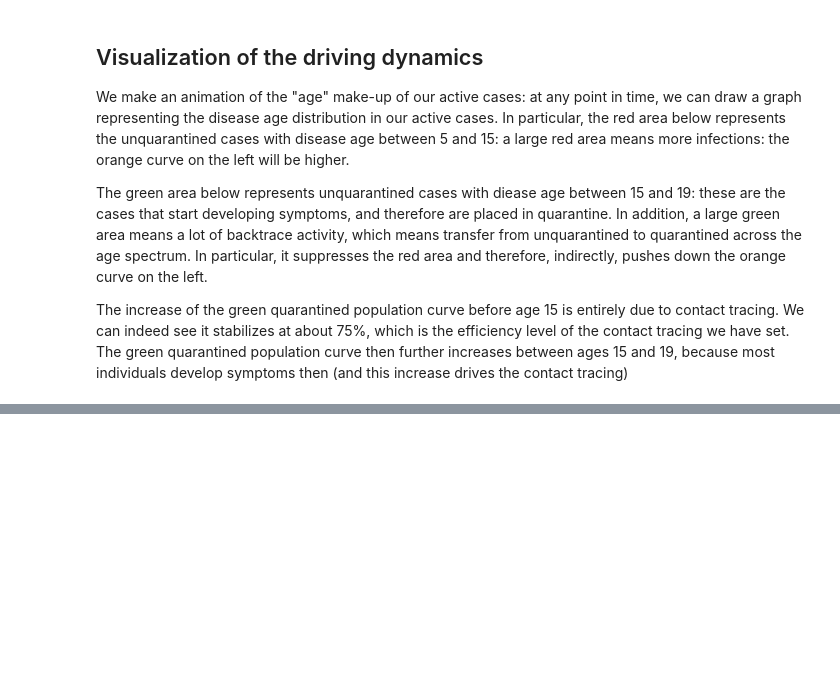
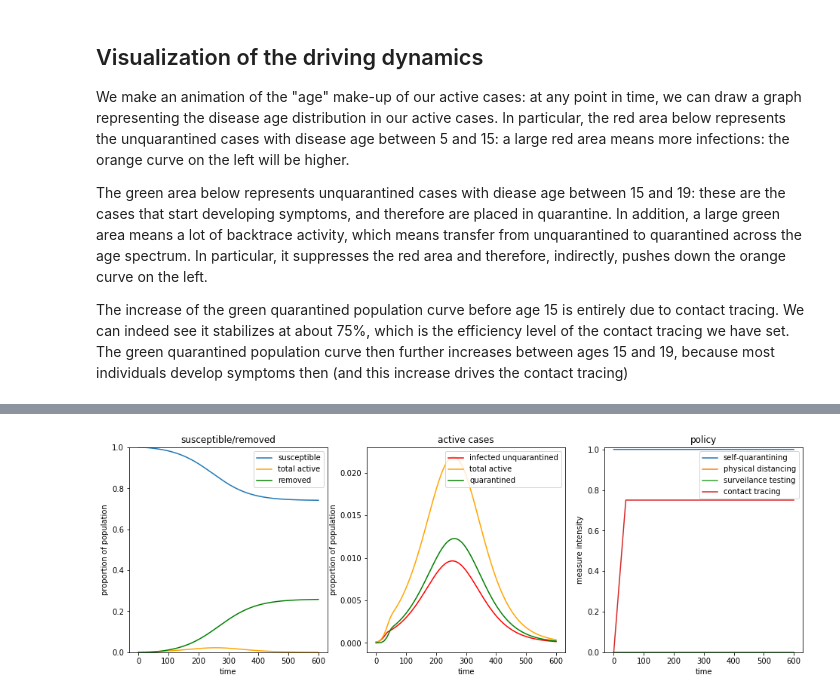
Before and after one commit to nbruin/SIR_tracing, a Jupyter notebook: animation.ipynb, the cells around one changed output, grey strips where cells are left out. Cells and saved outputs as stored; diff of their text form; code cells hidden in the pictures; blank space fills up the shorter version.

```diff
--- a/animation.ipynb
+++ b/animation.ipynb
@@ -333,0 +344,17 @@ ani = animation.FuncAnimation(
+# %%
+def policy2(sim,t):
+    global onoff
+    C_quar=1 #let's assume self-quaranting measures in place
+    C_contact=1.0
+    C_test=0.0
+    if t>40:
+        C_trace=0.75
+    else:
+        C_trace=0.75*(t/40)
+    return (C_quar,C_contact,C_test,C_trace)
+
+S2=simulation(5*21,beta_dist,q_dist,0.0001,policy=policy2,time_scale=21)_=S2.time_plots(600)
+A=anim(S2,0.0003)
+plt.close(A._fig)
+HTML(A.to_html5_video())
+# %% [output]
@@ -333,0 +362 @@ ani = animation.FuncAnimation(
+[figure, added]
```
Also changed, not shown: parts of 9 cells of this notebook.
